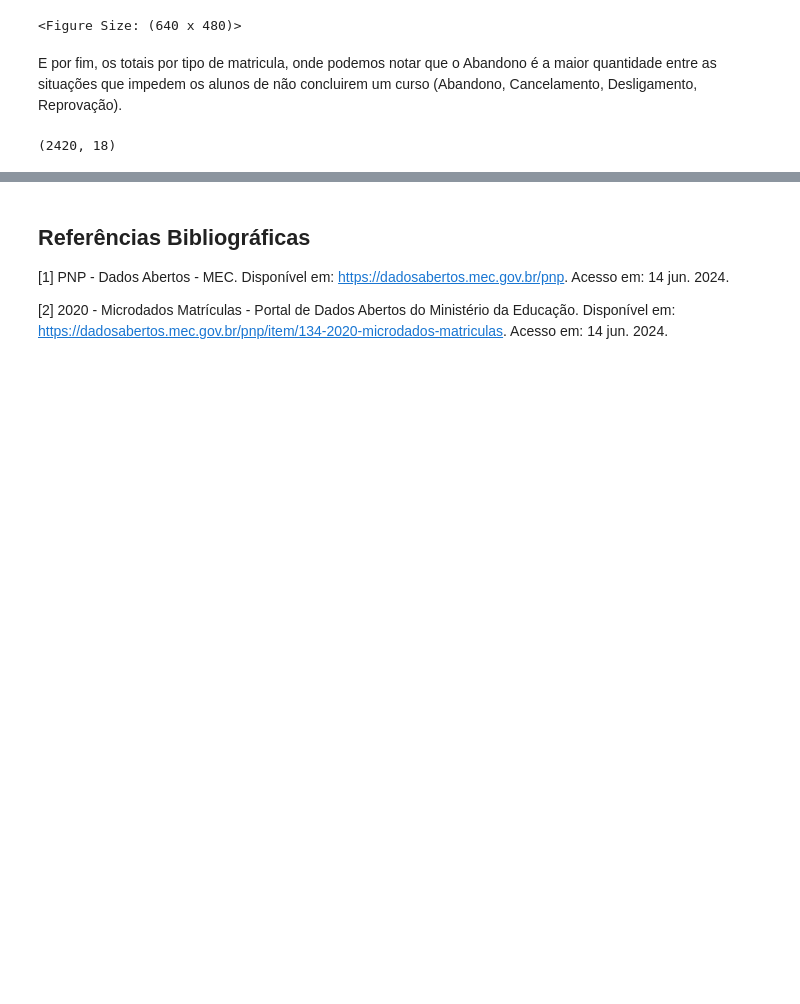
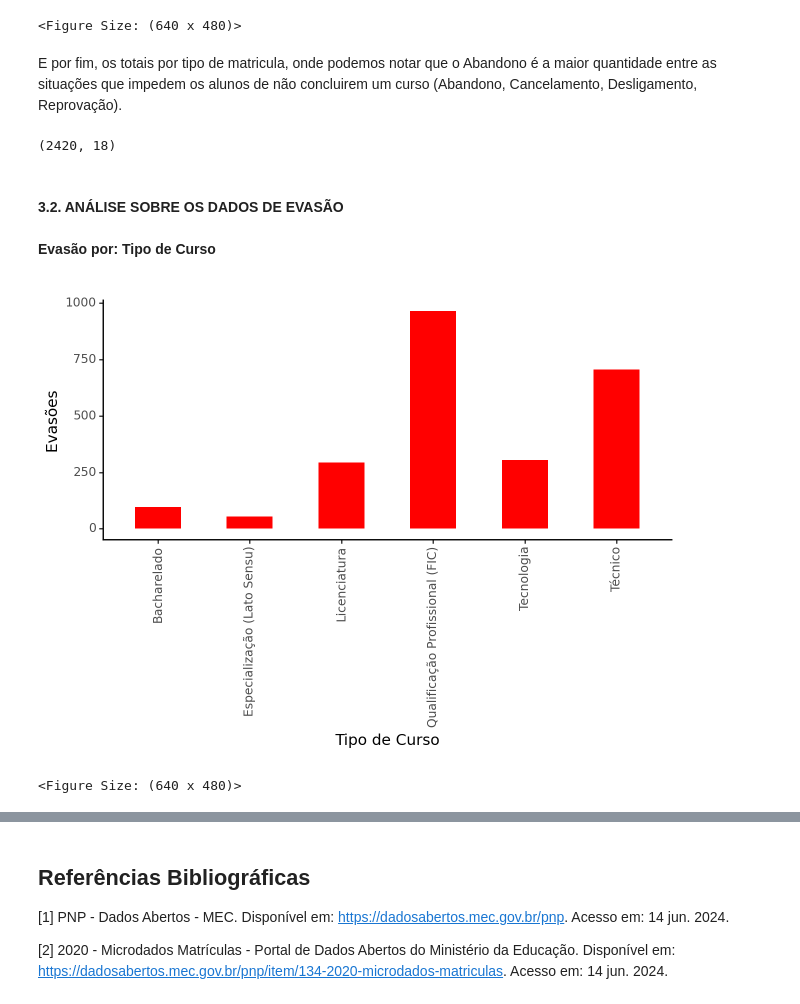
Before and after one commit to prof-LuizAlbano/feec-analise-dados-visual, a Jupyter notebook: Tarefas/ProjetoFinal/ProjetoFinal_Evasao_de_alunos.ipynb, the cells around one changed output, grey strips where cells are left out. Saved outputs shown, nothing was run; the diff lists cells and outputs as text; code cells hidden in the pictures; blank space fills up the shorter version.

Commit message:
Aperfeiçoamento da visualização de dados inicial do projeto

```diff
--- a/Tarefas/ProjetoFinal/ProjetoFinal_Evasao_de_alunos.ipynb
+++ b/Tarefas/ProjetoFinal/ProjetoFinal_Evasao_de_alunos.ipynb
@@ -290,3 +292,20 @@ df_evaded = df_filtered[ df_filtered['Situação de Matrícula'].isin(['Abandono
 df_evaded.shape
 # %% [output]
 (2420, 18)
+# %% [markdown]
+#### **3.2. ANÁLISE SOBRE OS DADOS DE EVASÃO**
+# %% [markdown]
+**Evasão por: Tipo de Curso**
+# %%
+#Matrículas por tipo de curso
+
+(
+    ggplot(df_evaded, aes(x="Tipo de Curso"))
+    + geom_histogram(binwidth=0.5, show_legend=True, fill="red")
+    + labs(y="Evasões")
+    + theme_classic()
+    + theme(axis_text_x = element_text(angle=90))
+)
+# %% [output]
+[figure, added]
+<Figure Size: (640 x 480)>
```
Also changed, not shown: parts of 20 cells of this notebook.
